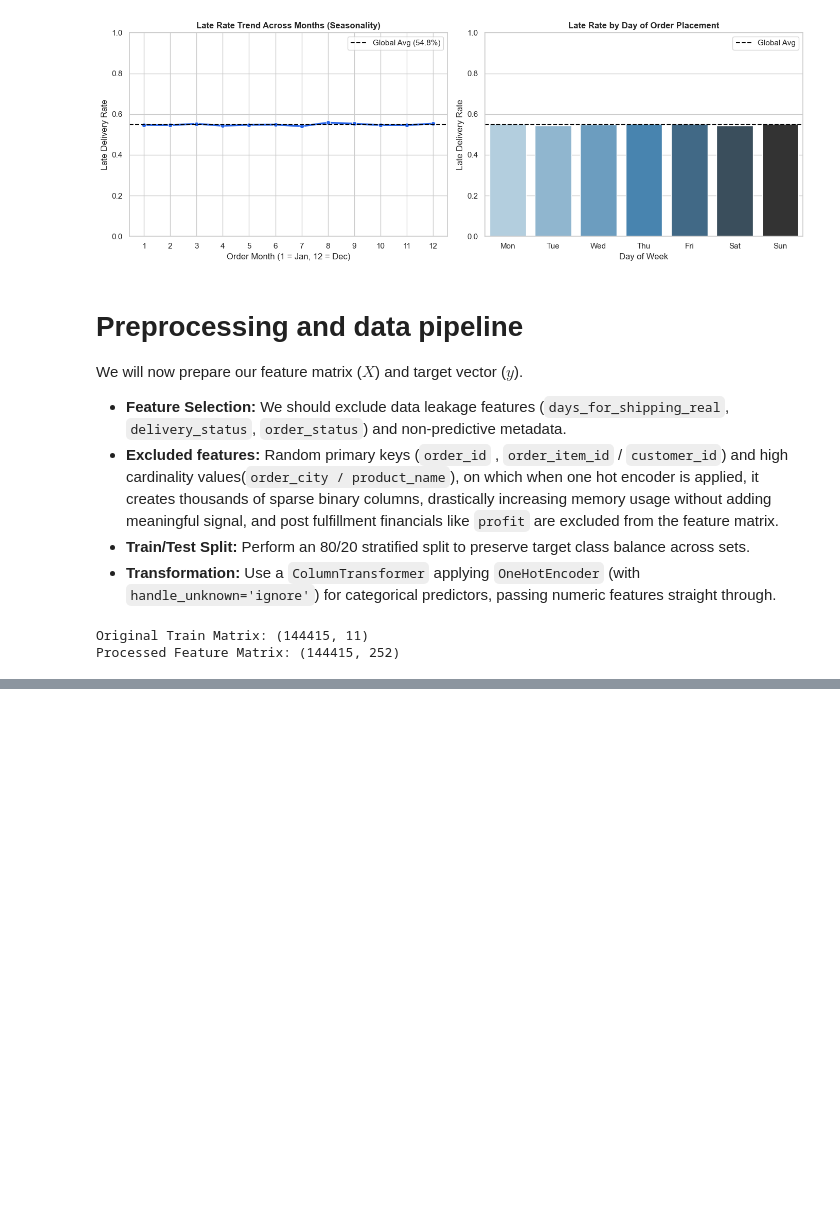
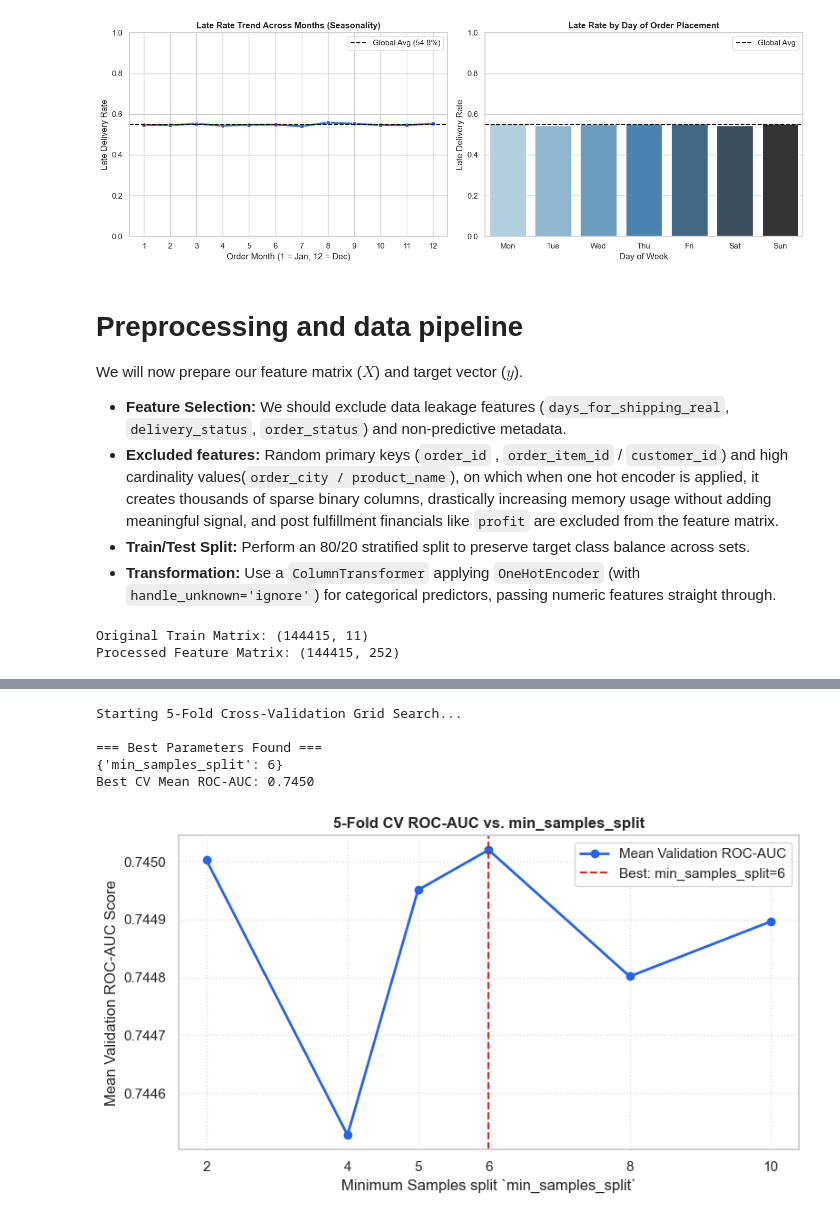
Before and after one commit to KhushalMalhotra/supply-chain-delivery-optimizer, a Jupyter notebook: python/delay_prediction.ipynb, the cells around one changed output, grey strips where cells are left out. Cells and saved outputs as stored; diff of their text form; code cells hidden in the pictures; blank space fills up the shorter version.

```diff
--- a/python/delay_prediction.ipynb
+++ b/python/delay_prediction.ipynb
@@ -467,0 +625,66 @@ Processed Feature Matrix: (144415, 252)
+# %%
+
+param_grid3 = {
+    "min_samples_split": [2,4,5,6,8,10]}
+
+cv_strategy = StratifiedKFold(n_splits=5, shuffle=True, random_state=42)
+
+# Setup GridSearchCV optimizing for ROC-AUC
+grid_search3 = GridSearchCV(
+    estimator=RandomForestClassifier(random_state=42, n_jobs=-1, n_estimators=400, max_depth=30),
+    param_grid=param_grid3,
+    cv=cv_strategy,
+    scoring="roc_auc",
+    n_jobs=-1,
+    return_train_score=True,
+)
+
+print("Starting 5-Fold Cross-Validation Grid Search...")
+grid_search3.fit(X_train_prep, y_train)
+
+print("\n=== Best Parameters Found ===")
+print(grid_search3.best_params_)
+print(f"Best CV Mean ROC-AUC: {grid_search3.best_score_:.4f}")
+
+
+cv_results3 = pd.DataFrame(grid_search3.cv_results_)
+
+# Extract x and y values
+x_values = cv_results3["param_min_samples_split"].astype(int)
+y_values = cv_results3["mean_test_score"]
+y_std = cv_results3["std_test_score"]
+
+# Plot
+plt.figure(figsize=(8, 4.5))
+plt.plot(
+    x_values,
+    y_values,
+    marker="o",
+    color="#2563eb",
+    linewidth=2,
+    label="Mean Validation ROC-AUC",
+)
+
+best_mm = grid_search3.best_params_["min_samples_split"]
+plt.axvline(
+    x=best_mm,
+    color="#dc2626",
+    linestyle="--",
+    label=f"Best: min_samples_split={best_mm}",
+)
+
+plt.title("5-Fold CV ROC-AUC vs. min_samples_split", fontweight="bold")
+plt.xlabel(f"Minimum Samples split `min_samples_split`")
+plt.ylabel("Mean Validation ROC-AUC Score")
+plt.xticks([2,4,5,6,8,10])
+plt.grid(True, linestyle=":", alpha=0.6)
+plt.legend()
+plt.tight_layout()
+plt.show()
+# %% [output]
+Starting 5-Fold Cross-Validation Grid Search...
+
+=== Best Parameters Found ===
+{'min_samples_split': 6}
+Best CV Mean ROC-AUC: 0.7450
+[figure, added]
```
Also changed, not shown: parts of 11 cells of this notebook.
